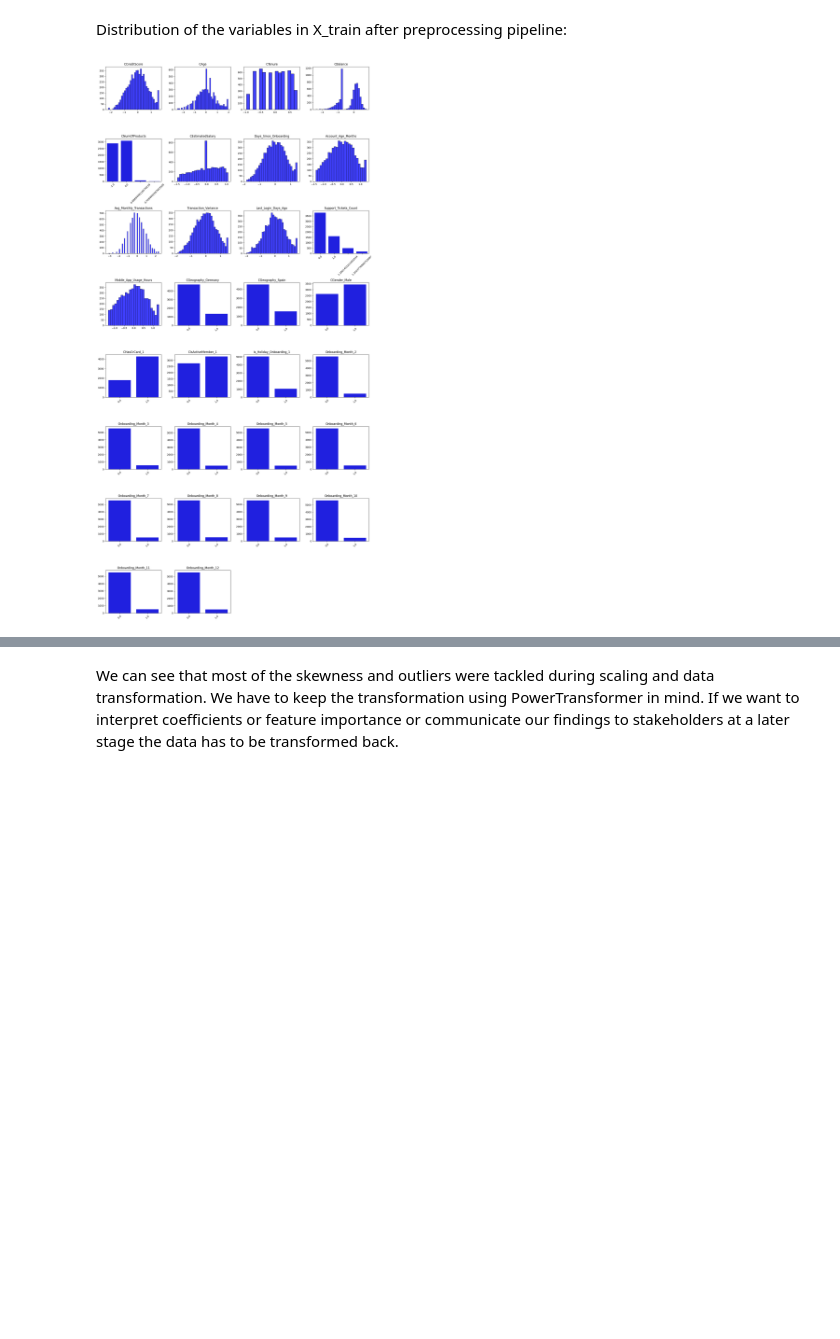
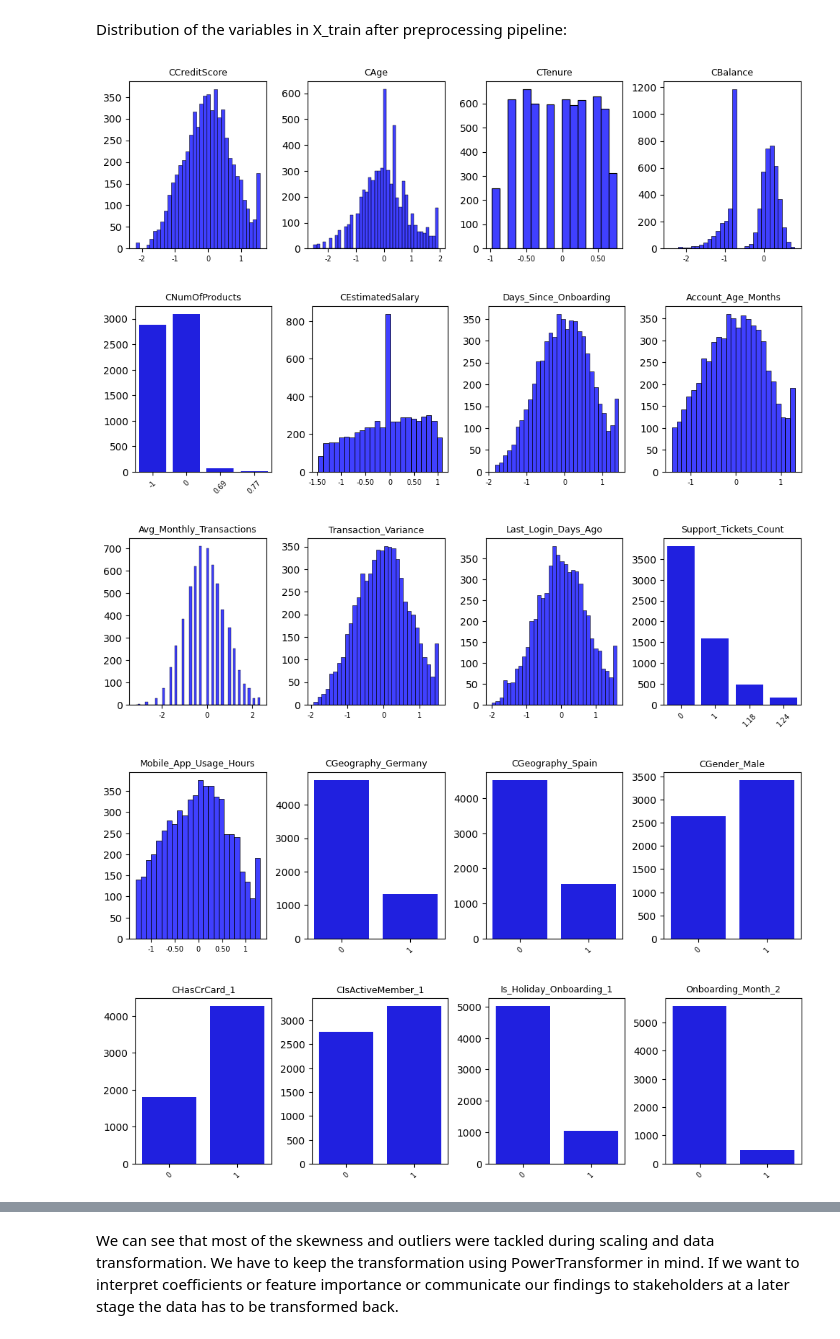
Before and after one commit to nncsimo/DSML2526, a Jupyter notebook: Abgabe/Assignment_01_3214721.ipynb, the cells around one changed output, grey strips where cells are left out. Drawn from its saved outputs; the diff is of its cells as text; code cells hidden in the pictures; blank space fills up the shorter version.

```diff
--- a/Abgabe/Assignment_01_3214721.ipynb
+++ b/Abgabe/Assignment_01_3214721.ipynb
@@ -389,9 +394,6 @@ if violations:
         print(f"Expected range: {details["expected_range"]}")
         print(f"Actual range: ({details["min_found"]}, {details["max_found"]})")
         print(f"Number of invalid values: {details["invalid_count"]}")
-        print("Invalid values distribution:")
-        for val, count in details["invalid_values"].items():
-            print(f"  {val}: {count} occurrences")
 else:
     print("No violations found. All values are within expected ranges.")
 # %% [output]
@@ -664,19 +615,19 @@ X_train_sorted_credit_score = X_train.sort_values(by='CCreditScore')
 X_train_sorted_account_age = X_train.sort_values(by='Account_Age_Months')
 X_train_sorted_salary = X_train.sort_values(by='CEstimatedSalary')
 # %%
-fig, axes = plt.subplots(nrows=4, ncols=1, figsize=(25, 20))
+fig, axes = plt.subplots(nrows=4, ncols=1, figsize=(22, 18))
 
 msno.matrix(X_train_sorted_balance, ax=axes[0])
-axes[0].set_title("Missingness (sortiert nach CBalance)")
+axes[0].set_title("Missingness (sorted by CBalance)")
 
 msno.matrix(X_train_sorted_salary, ax=axes[1])
-axes[1].set_title("Missingness (sortiert nach CEstimatedSalary)")
+axes[1].set_title("Missingness (sorted by CEstimatedSalary)")
 
 msno.matrix(X_train_sorted_account_age, ax=axes[2])
-axes[2].set_title("Missingness (sortiert nach Account_Age_Months)")
+axes[2].set_title("Missingness (sorted by Account_Age_Months)")
 
 msno.matrix(X_train_sorted_credit_score, ax=axes[3])
-axes[3].set_title("Missingness (sortiert nach CCreditScore)")
+axes[3].set_title("Missingness (sorted by CCreditScore)")
 
 plt.tight_layout()
 plt.show()
@@ -840,30 +782,46 @@ Distribution of the variables in X_train after preprocessing pipeline:
 # %%
 cols = X_train_processed_df.columns.tolist()
 n_cols = 4
-n_rows = math.ceil(len(cols) / n_cols)
 
-fig, axes = plt.subplots(nrows=n_rows, ncols=n_cols, figsize=(4*n_cols, 4*n_rows))
-axes = axes.flatten()
+for row_start in range(0, len(cols), n_cols):
+    row_cols = cols[row_start:row_start + n_cols]
+    n_plots = len(row_cols)
 
-for i, col in enumerate(cols):
-    # Use countplot for categorical (one-hot encoded) or binary columns
-    if X_train_processed_df[col].nunique() <= 5:
-        sns.countplot(x=X_train_processed_df[col], ax=axes[i], color='blue')
-        axes[i].tick_params(axis='x', rotation=45)
-    else:
-        sns.histplot(x=X_train_processed_df[col], ax=axes[i], color='blue')
+    fig, axes = plt.subplots(1, n_cols, figsize=(3 * n_cols, 3))
 
-    # Clean up column name for title (remove prefixes like num__, cat__, etc.)
-    clean_name = col.replace('num__', '').replace('cat__', '').replace('bin__', '')
-    axes[i].set_title(clean_name)
-    axes[i].set_xlabel('')
-    axes[i].set_ylabel('')
+    for i, col in enumerate(row_cols):
+        if X_train_processed_df[col].nunique() <= 5:
+            sns.countplot(x=X_train_processed_df[col], ax=axes[i], color='blue')
+            axes[i].tick_params(axis='x', rotation=45, labelsize=7)
+            labels = []
+            for t in axes[i].get_xticklabels():
+                txt = t.get_text()
+                if txt.replace('.','',1).replace('-','',1).isdigit():
+                    val = float(txt)
+                    labels.append(f'{int(val)}' if val == int(val) else f'{val:.2f}')
+                else:
+                    labels.append(txt)
+            axes[i].set_xticklabels(labels)
+        else:
+            sns.histplot(x=X_train_processed_df[col], ax=axes[i], color='blue')
+            axes[i].tick_params(axis='x', labelsize=7)
+            axes[i].xaxis.set_major_formatter(FuncFormatter(smart_formatter))
 
-# Remove empty axes if necessary
-for ax in axes[len(cols):]:
-    fig.delaxes(ax)
+        clean_name = col.replace('num__', '').replace('cat__', '').replace('bin__', '')
+        axes[i].set_title(clean_name, fontsize=9)
+        axes[i].set_xlabel('')
+        axes[i].set_ylabel('')
 
-plt.tight_layout()
-plt.show()
+    # Make unused axes invisible (keeps spacing)
+    for i in range(n_plots, n_cols):
+        axes[i].axis('off')
+
+    # Use subplots_adjust instead of tight_layout to preserve spacing
+    plt.subplots_adjust(wspace=0.3)
+    plt.show()
 # %% [output]
-[figure, old version]
+[figure, new version]
+[figure, added]
+[figure, added]
+[figure, added]
+[figure, added]
```
Also changed, not shown: parts of 63 cells of this notebook, 1 other file.
